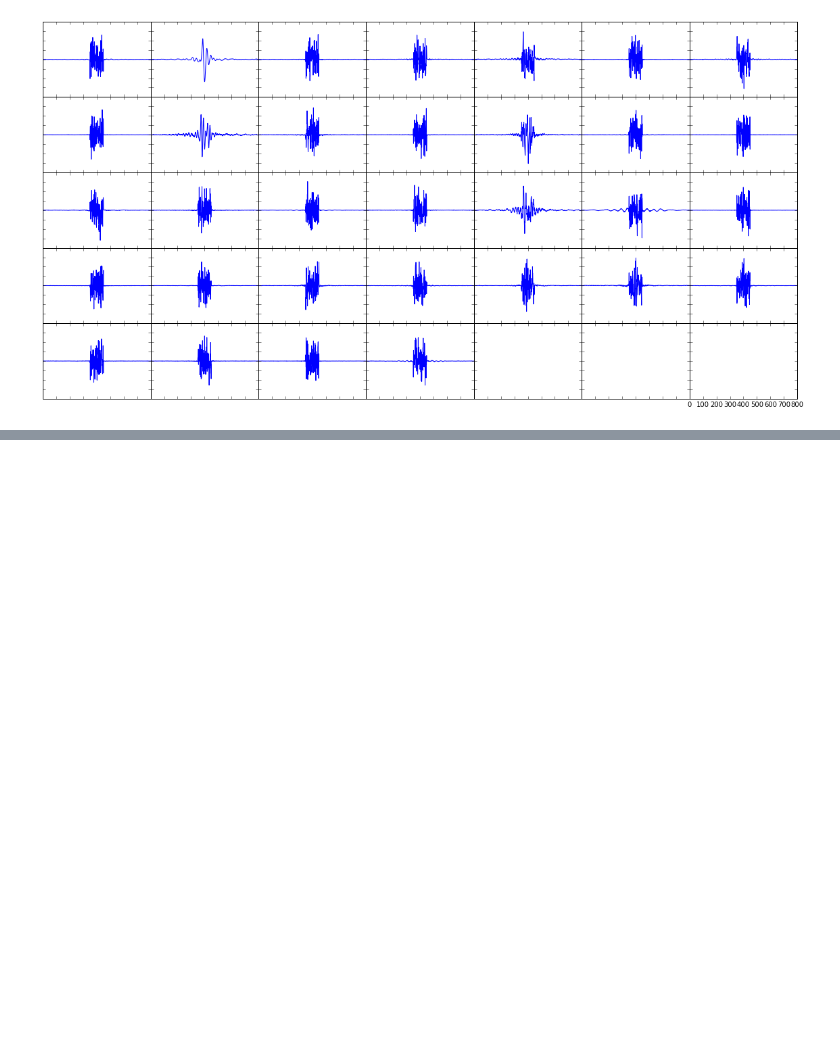
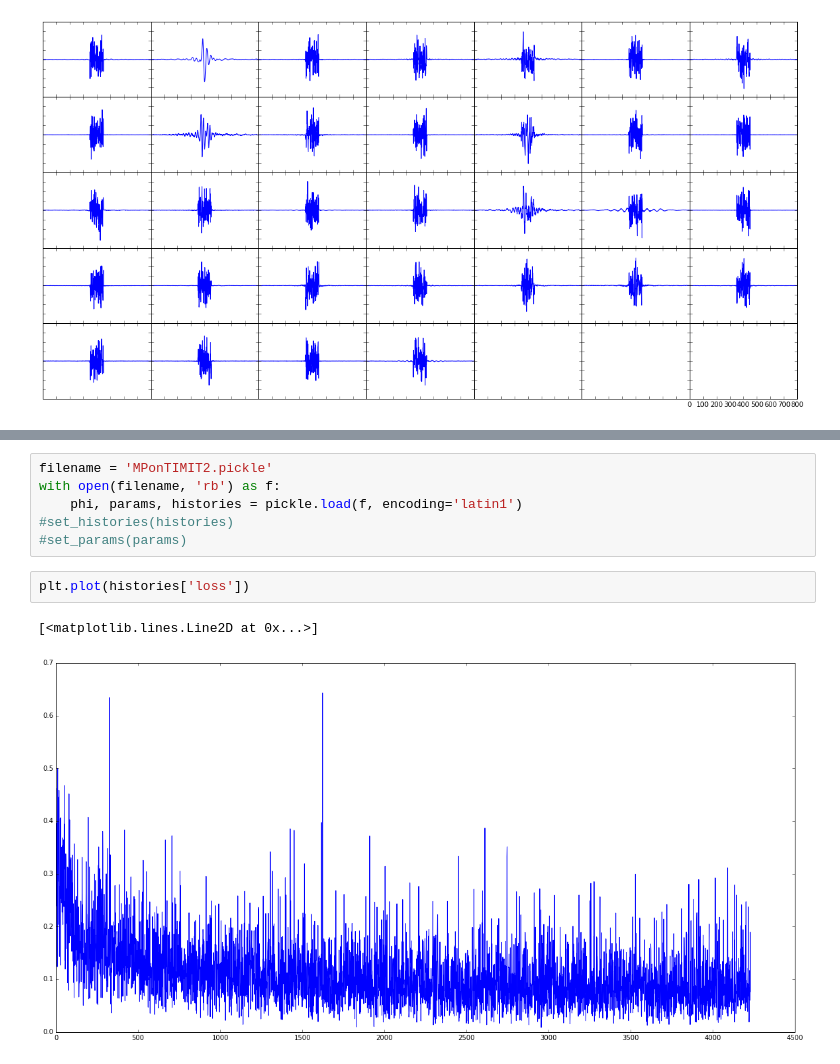
Before and after one commit to emdodds/matching-pursuit, a Jupyter notebook: Notebooks/check results.ipynb, the cells around one changed output, grey strips where cells are left out. Drawn from its saved outputs; the diff is of its cells as text; blank space fills up the shorter version.

```diff
--- a/Notebooks/check results.ipynb
+++ b/Notebooks/check results.ipynb
@@ -41,0 +57,11 @@ oops
+# %%
+filename = 'MPonTIMIT2.pickle'
+with open(filename, 'rb') as f:
+    phi, params, histories = pickle.load(f, encoding='latin1')
+#set_histories(histories)
+#set_params(params)
+# %%
+plt.plot(histories['loss'])
+# %% [output]
+[<matplotlib.lines.Line2D at 0x...>]
+[figure, added]
```
Also changed, not shown: parts of 16 cells of this notebook, 1 other file.
